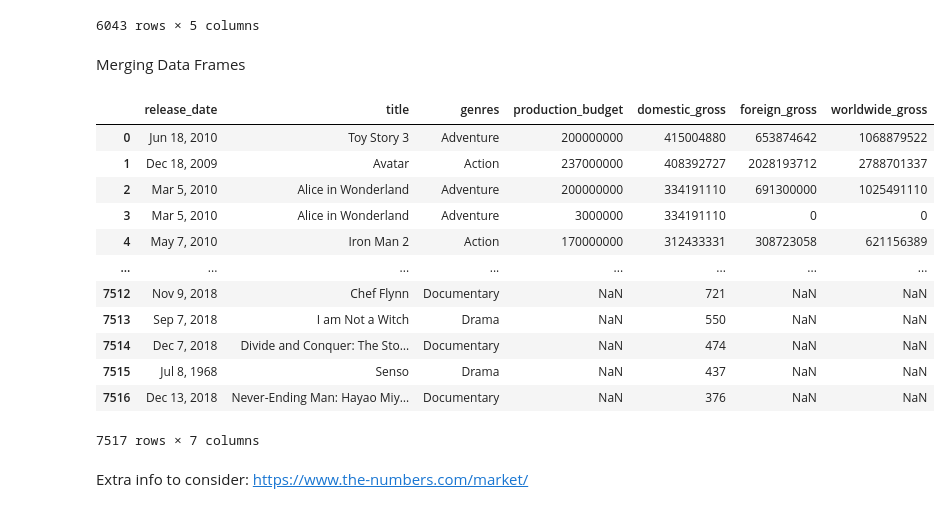
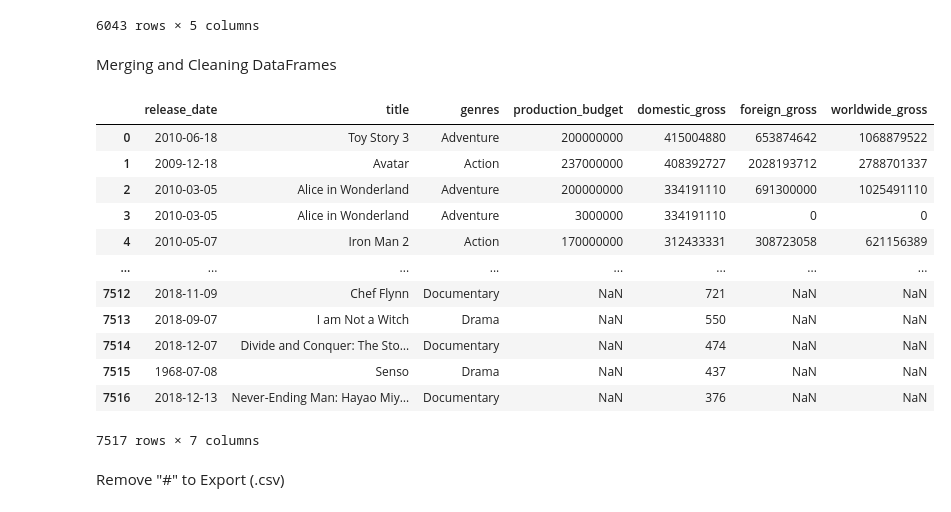
Before and after one commit to conlpate/dsc-mod-1-project-v2-1-onl01-dtsc-pt-052620, a Jupyter notebook: Data/web-scraping_missing_data.ipynb, the cells around one changed output. Saved outputs shown, nothing was run; the diff lists cells and outputs as text; code cells hidden in the pictures.

Commit message:
FINISHED THE FINAL DATAFRAME AKA MoviesDataFrame.csv

```diff
--- a/Data/web-scraping_missing_data.ipynb
+++ b/Data/web-scraping_missing_data.ipynb
@@ -58,7 +58,7 @@ for year in range (2010, 2020):
         try:
             numbers_genres.append(numbers_infocontainer[year][c].find_all('a')[3].get_text())
         except:
-            numbers_genres.append('ERROR')
+            numbers_genres.append(None)
 print (len(numbers_genres))
 # %% [output]
 7426
@@ -236,27 +232,27 @@ morenumbers_df
-# %% [markdown]
-Merging Data Frames
+# %% [markdown]
+Merging and Cleaning DataFrames
 # %%
 mergednumbers_df = numbers_df.merge(morenumbers_df, on='title', how='left')
 mergednumbers_df['domestic_gross'] = mergednumbers_df['domestic_gross_x']
 mergednumbers_df.drop(['domestic_gross_x', 'domestic_gross_y'], axis=1, inplace=True)
 mergednumbers_df = mergednumbers_df.reindex(columns=['release_date', 'title', 'genres', 'production_budget', 'domestic_gross', 'foreign_gross', 'worldwide_gross'])
+mergednumbers_df['release_date'] = pd.to_datetime(mergednumbers_df['release_date'], errors='coerce')
 mergednumbers_df
 # %% [output]
 |  | release_date | title | genres | production_budget | domestic_gross | foreign_gross | worldwide_gross |
-| 0 | Jun 18, 2010 | Toy Story 3 | Adventure | 200000000 | 415004880 | 653874642 | 1068879522 |
-| 1 | Dec 18, 2009 | Avatar | Action | 237000000 | 408392727 | 2028193712 | 2788701337 |
-| 2 | Mar 5, 2010 | Alice in Wonderland | Adventure | 200000000 | 334191110 | 691300000 | 1025491110 |
-| 3 | Mar 5, 2010 | Alice in Wonderland | Adventure | 3000000 | 334191110 | 0 | 0 |
-| 4 | May 7, 2010 | Iron Man 2 | Action | 170000000 | 312433331 | 308723058 | 621156389 |
+| 0 | 2010-06-18 | Toy Story 3 | Adventure | 200000000 | 415004880 | 653874642 | 1068879522 |
+| 1 | 2009-12-18 | Avatar | Action | 237000000 | 408392727 | 2028193712 | 2788701337 |
+| 2 | 2010-03-05 | Alice in Wonderland | Adventure | 200000000 | 334191110 | 691300000 | 1025491110 |
+| 3 | 2010-03-05 | Alice in Wonderland | Adventure | 3000000 | 334191110 | 0 | 0 |
+| 4 | 2010-05-07 | Iron Man 2 | Action | 170000000 | 312433331 | 308723058 | 621156389 |
 | ... | ... | ... | ... | ... | ... | ... | ... |
-| 7512 | Nov 9, 2018 | Chef Flynn | Documentary | NaN | 721 | NaN | NaN |
-| 7513 | Sep 7, 2018 | I am Not a Witch | Drama | NaN | 550 | NaN | NaN |
-| 7514 | Dec 7, 2018 | Divide and Conquer: The Sto… | Documentary | NaN | 474 | NaN | NaN |
-| 7515 | Jul 8, 1968 | Senso | Drama | NaN | 437 | NaN | NaN |
-| 7516 | Dec 13, 2018 | Never-Ending Man: Hayao Miy… | Documentary | NaN | 376 | NaN | NaN |
+| 7512 | 2018-11-09 | Chef Flynn | Documentary | NaN | 721 | NaN | NaN |
+| 7513 | 2018-09-07 | I am Not a Witch | Drama | NaN | 550 | NaN | NaN |
+| 7514 | 2018-12-07 | Divide and Conquer: The Sto… | Documentary | NaN | 474 | NaN | NaN |
+| 7515 | 1968-07-08 | Senso | Drama | NaN | 437 | NaN | NaN |
+| 7516 | 2018-12-13 | Never-Ending Man: Hayao Miy… | Documentary | NaN | 376 | NaN | NaN |
 7517 rows × 7 columns
+# %% [markdown]
+Remove "#" to Export (.csv)
 # %%
 #mergednumbers_df.to_csv('numbers_df.csv', index=False)
-# %% [markdown]
-Extra info to consider:
-https://www.the-numbers.com/market/
```
Also changed, not shown: parts of 3 cells of this notebook, 5 other files.
